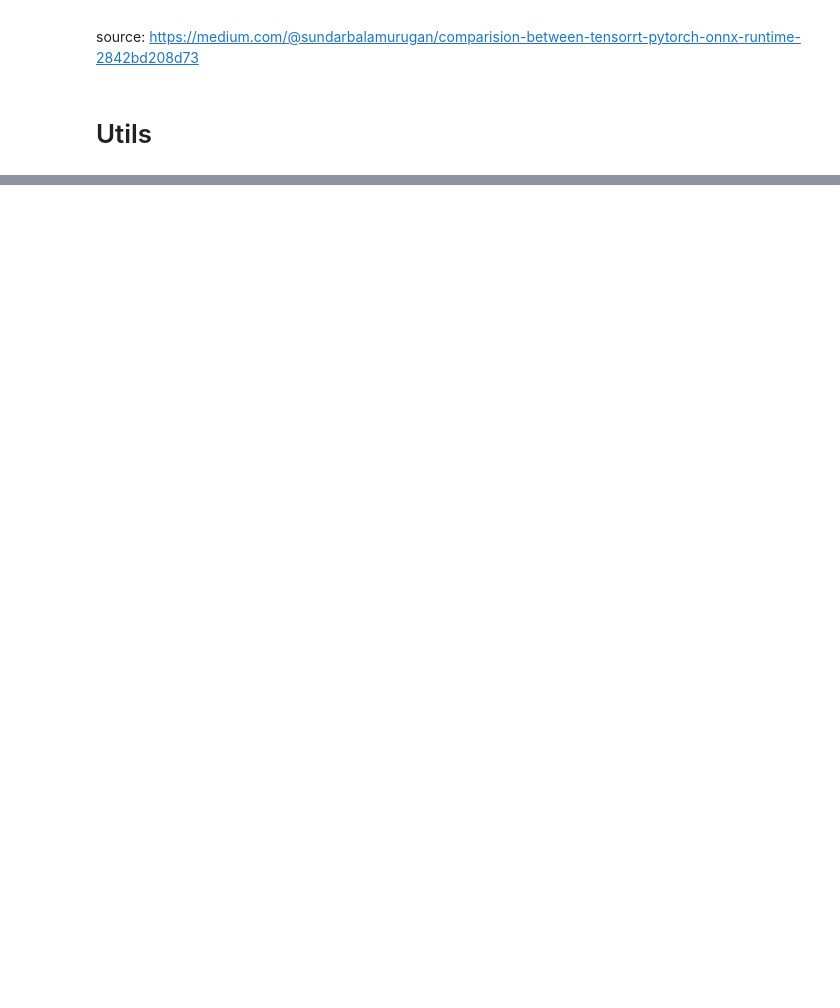
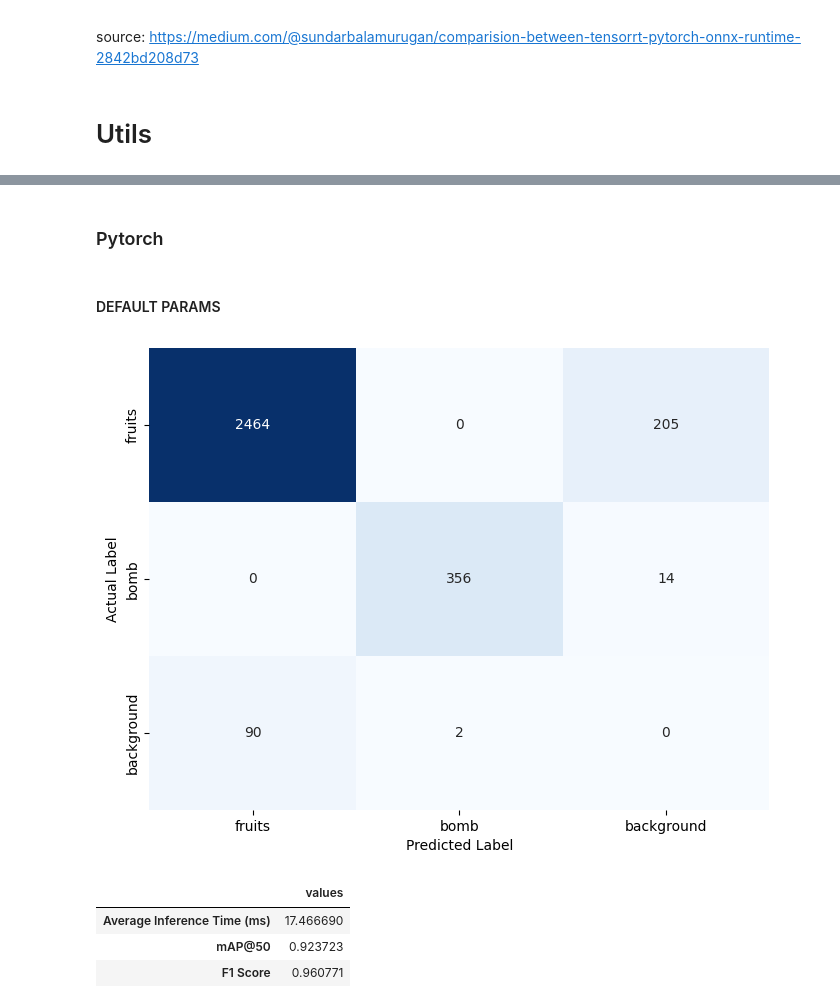
Before and after one commit to Rheyhan/ultralytics-speed-optimization-TEST, a Jupyter notebook: src.ipynb, the cells around one changed output, grey strips where cells are left out. Cells and saved outputs as stored; diff of their text form; code cells hidden in the pictures; blank space fills up the shorter version.

```diff
--- a/src.ipynb
+++ b/src.ipynb
@@ -172,0 +241,12 @@ Speed: 1.8ms preprocess, 11.0ms inference, 1.5ms postprocess per image at shape
+# %% [markdown]
+### Pytorch
+# %% [markdown]
+#### DEFAULT PARAMS
+# %%
+yolo11n_pytorch_DEFAULT = evaluate_model(model_11n, stream=False, verbose=False, int8=False, half=False, imgsz=640)
+# %% [output]
+[figure, added]
+|  | values |
+| Average Inference Time (ms) | 17.466690 |
+| mAP@50 | 0.923723 |
+| F1 Score | 0.960771 |
```
Also changed, not shown: parts of 44 cells of this notebook, 1 other file.
